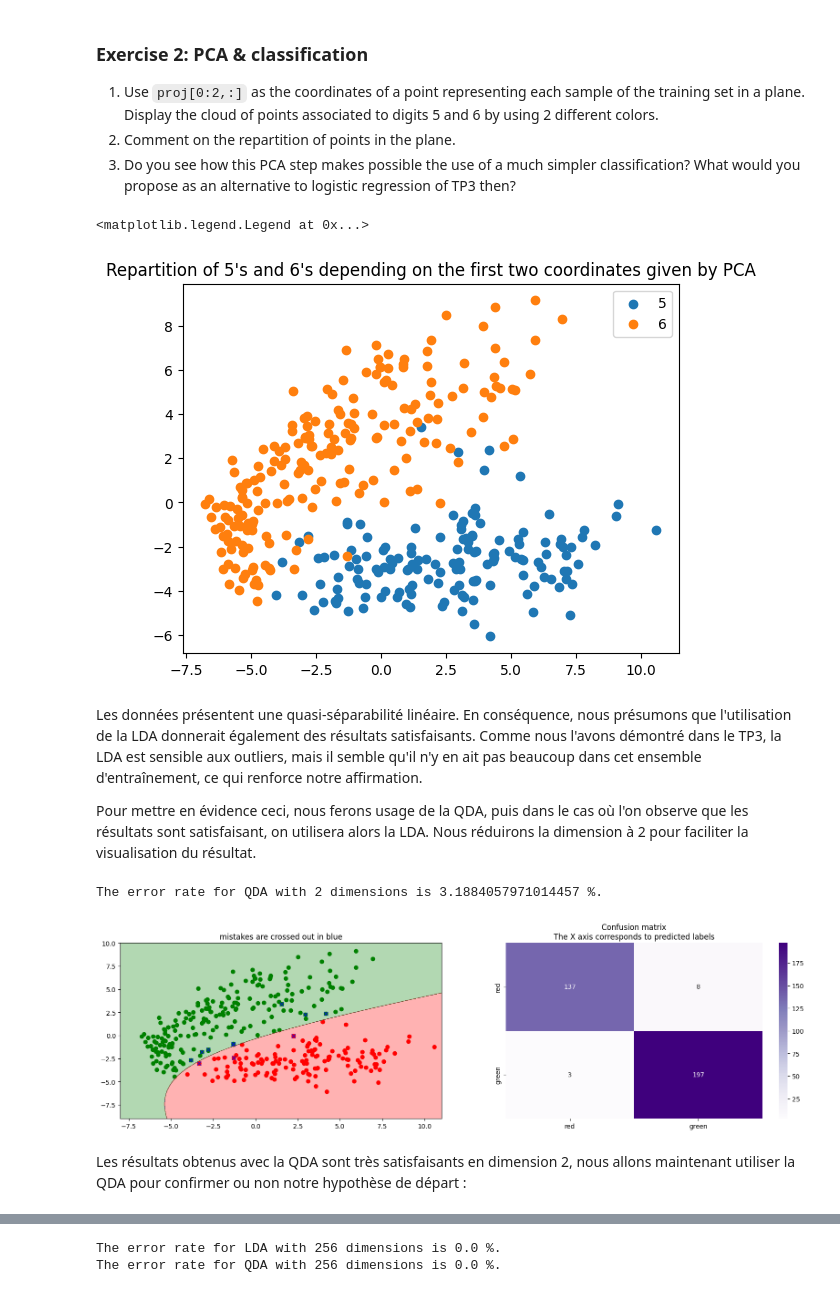
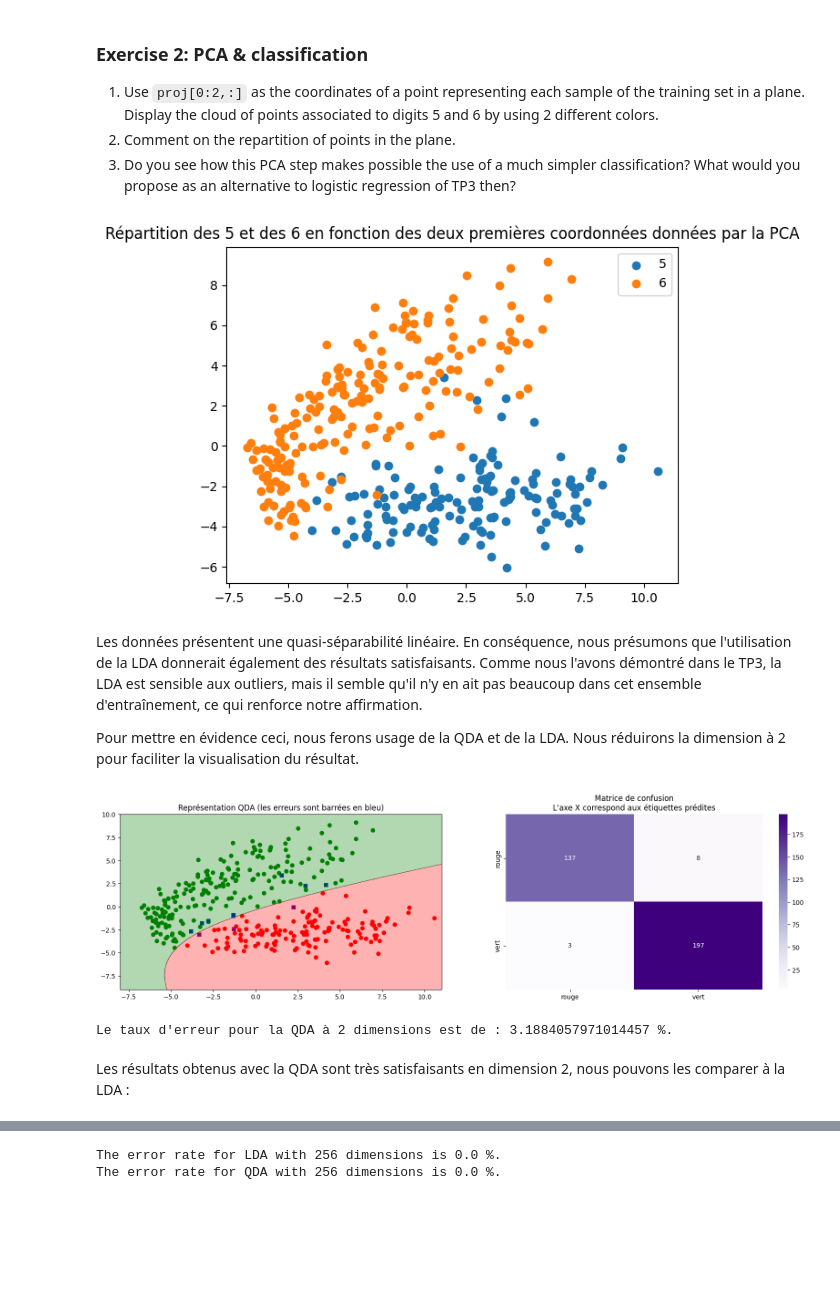
Before and after one commit to mcaron01/decsion-et-apprentissage-sdi, a Jupyter notebook: TP4/TNE2_PCA_archive/TNE2_PCA.ipynb, the cells around one changed output, grey strips where cells are left out. Drawn from its saved outputs; the diff is of its cells as text; code cells hidden in the pictures; blank space fills up the shorter version.

```diff
--- a/TP4/TNE2_PCA_archive/TNE2_PCA.ipynb
+++ b/TP4/TNE2_PCA_archive/TNE2_PCA.ipynb
@@ -316,17 +396,18 @@ digits 5 and 6 by using 2 different colors.
 What would you propose as an alternative to logistic regression of TP3 then?
 # %%
 # Exercise 2
-plt.title("Repartition of 5's and 6's depending on the first two coordinates given by PCA")
+plt.title("Répartition des 5 et des 6 en fonction des deux premières coordonnées données par la PCA")
 plt.scatter(proj[:145, 0], proj[:145, 1])
 plt.scatter(proj[145:, 0], proj[145:, 1])
 plt.legend(["5", "6"])
+plt.savefig("img/repartition_des_5_et_6_en_fonction_des_deux_premieres_coordonnées_données_par_la_PCA.png")
+plt.show()
 # %% [output]
-<matplotlib.legend.Legend at 0x...>
-[figure, old version]
+[figure, new version]
 # %% [markdown]
 Les données présentent une quasi-séparabilité linéaire. En conséquence, nous présumons que l'utilisation de la LDA donnerait également des résultats satisfaisants. Comme nous l'avons démontré dans le TP3, la LDA est sensible aux outliers, mais il semble qu'il n'y en ait pas beaucoup dans cet ensemble d'entraînement, ce qui renforce notre affirmation.
 
-Pour mettre en évidence ceci, nous ferons usage de la QDA, puis dans le cas où l'on observe que les résultats sont satisfaisant, on utilisera alors la LDA. Nous réduirons la dimension à 2 pour faciliter la visualisation du résultat.
+Pour mettre en évidence ceci, nous ferons usage de la QDA et de la LDA. Nous réduirons la dimension à 2 pour faciliter la visualisation du résultat.
 # %%
 import matplotlib.pyplot as plt
 import numpy as np
@@ -357,7 +438,7 @@ def QDA_Analyser(function):
     plt.scatter(x_predicted_0[:, 0], x_predicted_0[:, 1], c="r")
     plt.scatter(x_predicted_1[:, 0], x_predicted_1[:, 1], c="g")
     plt.scatter(errors[:, 0], errors[:, 1], c="b", marker="x")
-    plt.title("mistakes are crossed out in blue")
+    plt.title("Représentation QDA (les erreurs sont barrées en bleu)")
 
     x1 = np.linspace(x1_bounds[0], x1_bounds[1], 1000)
     x2 = np.linspace(x2_bounds[0], x2_bounds[1], 1000)
@@ -369,25 +450,27 @@ def QDA_Analyser(function):
     plt.contourf(X1, X2, Z, colors=["r", "g", "b", "y", "purple"], alpha=0.3)
 
     plt.subplot(122)
-    plt.title("Confusion matrix\nThe X axis corresponds to predicted labels")
+    plt.title("Matrice de confusion\nL'axe X correspond aux étiquettes prédites")
 
     sns.heatmap(
         confusion_matrix(class_train, prediction),
         annot=True,
         fmt="d",
         cmap=plt.cm.Purples,
-        xticklabels=["red", "green"],
-        yticklabels=["red", "green"],
+        xticklabels=["rouge", "vert"],
+        yticklabels=["rouge", "vert"],
     )
     loss = zero_one_loss(class_train, prediction)
-    print(f"The error rate for QDA with 2 dimensions is {loss * 100} %.")
+    plt.savefig("img/representation_QDA_et_matrice_confusion.png")
+    plt.show()
+    print(f"Le taux d'erreur pour la QDA à 2 dimensions est de : {loss * 100} %.")
 
 QDA_Analyser(QuadraticDiscriminantAnalysis())
 # %% [output]
+[figure, new version]
-The error rate for QDA with 2 dimensions is 3.1884057971014457 %.
+Le taux d'erreur pour la QDA à 2 dimensions est de : 3.1884057971014457 %.
-[figure, old version]
 # %% [markdown]
-Les résultats obtenus avec la QDA sont très satisfaisants en dimension 2, nous allons maintenant utiliser la QDA pour confirmer ou non notre hypothèse de départ :
+Les résultats obtenus avec la QDA sont très satisfaisants en dimension 2, nous pouvons les comparer à la LDA :
 # %%
 from sklearn.discriminant_analysis import LinearDiscriminantAnalysis
 
```
Also changed, not shown: parts of 17 cells of this notebook, 5 other files.
